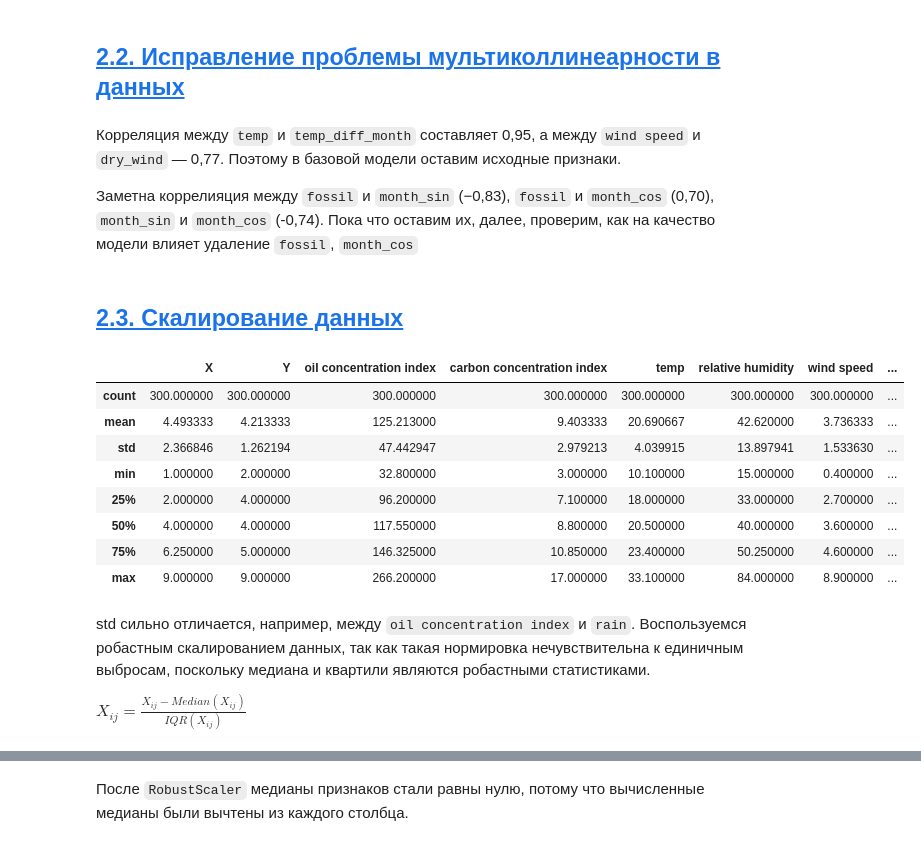
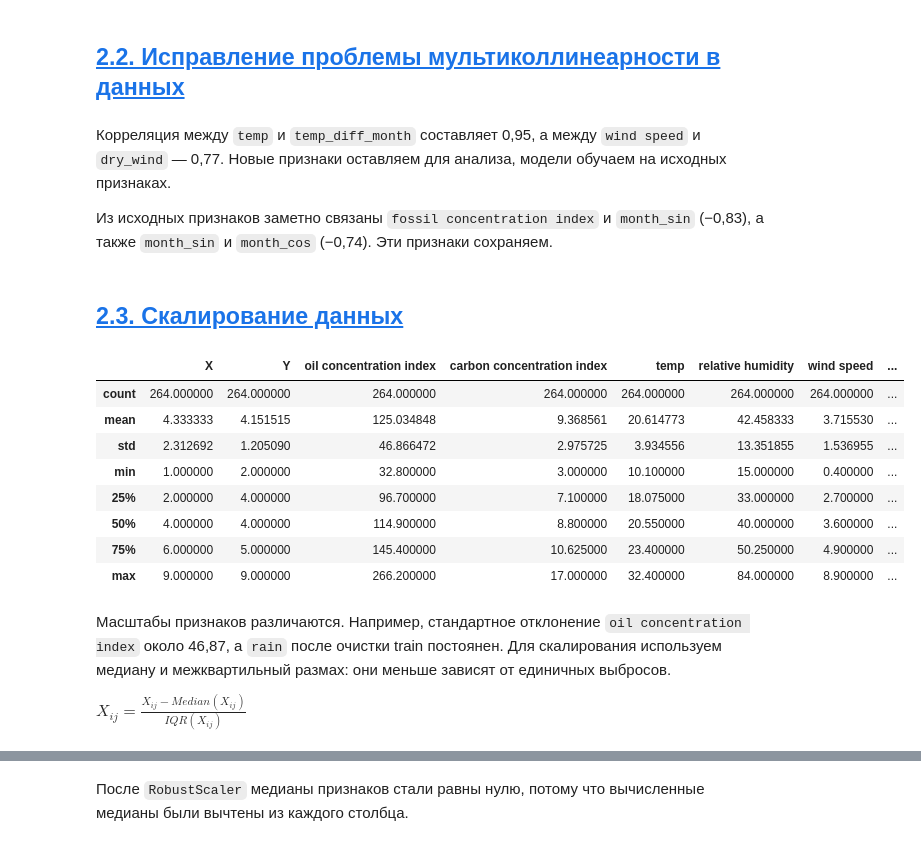
Before and after one commit to ari-ira17/dune-data-analysis, a Jupyter notebook: notebooks/dune_problem_formalization.ipynb, the cells around one changed output, grey strips where cells are left out. Saved outputs shown, nothing was run; the diff lists cells and outputs as text; code cells hidden in the pictures.

```diff
--- a/notebooks/dune_problem_formalization.ipynb
+++ b/notebooks/dune_problem_formalization.ipynb
@@ -605,3 +679,7 @@ draw_anomaly(X_anomaly_2d, isf_anomaly, 'Isolation Forest')
 # %% [output]
 Isolation Forest отметил объектов: 30
 [figure]
+# %%
+area_isf_model = clone(isf)
+area_isf = area_isf_model.fit_predict(area_scaled) == -1
+print(f"Isolation Forest отметил по area: {area_isf.sum()}")
@@ -619,3 +699,7 @@ draw_anomaly(X_anomaly_2d, ocsvm_anomaly, 'One-class SVM')
 # %% [output]
 One-class SVM отметил объектов: 35
 [figure]
+# %%
+area_ocsvm_model = clone(ocsvm)
+area_ocsvm = area_ocsvm_model.fit_predict(area_scaled) == -1
+print(f"One-Class SVM отметил по area: {area_ocsvm.sum()}")
@@ -650,3 +736,9 @@ draw_anomaly(X_anomaly_2d, dbscan_anomaly, 'DBSCAN')
 [figure]
 DBSCAN отметил объектов: 13
 [figure]
+# %%
+area_distances, _ = clone(neighbors).fit(area_scaled).kneighbors(area_scaled)
+area_eps = np.quantile(area_distances[:, -1], 0.9)
+area_dbscan_model = clone(dbscan).set_params(eps=area_eps)
+area_dbscan = area_dbscan_model.fit_predict(area_scaled) == -1
+print(f"DBSCAN отметил по area: {area_dbscan.sum()}")
@@ -692,0 +829,11 @@ IQR и модифицированный Z-score отметили одни и т
+# %%
+area_anomaly_indices = area_after_outliers.index[area_isf & area_ocsvm & area_dbscan]
+area_removed_indices = area_outlier_indices.union(area_anomaly_indices).difference(anomaly_index)
+
+y_train_final = y_train_clean.drop(index=anomaly_index.union(area_removed_indices))
+x_train_final = x_train_clean.loc[y_train_final.index].copy()
+
+print(f"Аномалии area по всем трём алгоритмам: {len(area_anomaly_indices)}")
+print(f"Дополнительно удалено по area: {len(area_removed_indices)}")
+print(f"Осталось строк в train: {len(y_train_final)}")
+display(y_train_clean.loc[area_removed_indices, ["area"]].sort_values("area", ascending=False))
@@ -750,25 +1002,25 @@ plt.tight_layout()
 # %% [markdown]
 ## <a id='toc2_2_'></a>[2.2. Исправление проблемы мультиколлинеарности в данных](#toc0_)
 # %% [markdown]
-Корреляция между `temp` и `temp_diff_month` составляет 0,95, а между `wind speed` и `dry_wind` — 0,77. Поэтому в базовой модели оставим исходные признаки.
+Корреляция между `temp` и `temp_diff_month` составляет 0,95, а между `wind speed` и `dry_wind` — 0,77. Новые признаки оставляем для анализа, модели обучаем на исходных признаках.
 
-Заметна коррелияция между `fossil` и `month_sin` (−0,83), `fossil` и `month_cos` (0,70), `month_sin` и `month_cos` (-0,74). Пока что оставим их, далее, проверим, как на качество модели влияет удаление `fossil`, `month_cos`
+Из исходных признаков заметно связаны `fossil concentration index` и `month_sin` (−0,83), а также `month_sin` и `month_cos` (−0,74). Эти признаки сохраняем.
 # %% [markdown]
 ## <a id='toc2_3_'></a>[2.3. Скалирование данных](#toc0_)
 # %%
-x_train_clean.describe()
+x_train_final.describe()
 # %% [output]
 |  | X | Y | oil concentration index | carbon concentration index | temp | relative humidity | wind speed | ... |
-| count | 300.000000 | 300.000000 | 300.000000 | 300.000000 | 300.000000 | 300.000000 | 300.000000 | ... |
-| mean | 4.493333 | 4.213333 | 125.213000 | 9.403333 | 20.690667 | 42.620000 | 3.736333 | ... |
-| std | 2.366846 | 1.262194 | 47.442947 | 2.979213 | 4.039915 | 13.897941 | 1.533630 | ... |
+| count | 264.000000 | 264.000000 | 264.000000 | 264.000000 | 264.000000 | 264.000000 | 264.000000 | ... |
+| mean | 4.333333 | 4.151515 | 125.034848 | 9.368561 | 20.614773 | 42.458333 | 3.715530 | ... |
+| std | 2.312692 | 1.205090 | 46.866472 | 2.975725 | 3.934556 | 13.351855 | 1.536955 | ... |
 | min | 1.000000 | 2.000000 | 32.800000 | 3.000000 | 10.100000 | 15.000000 | 0.400000 | ... |
-| 25% | 2.000000 | 4.000000 | 96.200000 | 7.100000 | 18.000000 | 33.000000 | 2.700000 | ... |
-| 50% | 4.000000 | 4.000000 | 117.550000 | 8.800000 | 20.500000 | 40.000000 | 3.600000 | ... |
-| 75% | 6.250000 | 5.000000 | 146.325000 | 10.850000 | 23.400000 | 50.250000 | 4.600000 | ... |
-| max | 9.000000 | 9.000000 | 266.200000 | 17.000000 | 33.100000 | 84.000000 | 8.900000 | ... |
+| 25% | 2.000000 | 4.000000 | 96.700000 | 7.100000 | 18.075000 | 33.000000 | 2.700000 | ... |
+| 50% | 4.000000 | 4.000000 | 114.900000 | 8.800000 | 20.550000 | 40.000000 | 3.600000 | ... |
+| 75% | 6.000000 | 5.000000 | 145.400000 | 10.625000 | 23.400000 | 50.250000 | 4.900000 | ... |
+| max | 9.000000 | 9.000000 | 266.200000 | 17.000000 | 32.400000 | 84.000000 | 8.900000 | ... |
 # %% [markdown]
-std сильно отличается, например, между `oil concentration index` и `rain`. Воспользуемся робастным скалированием данных, так как такая нормировка нечувствительна к единичным выбросам, поскольку медиана и квартили являются робастными статистиками.
+Масштабы признаков различаются. Например, стандартное отклонение `oil concentration index` около 46,87, а `rain` после очистки train постоянен. Для скалирования используем медиану и межквартильный размах: они меньше зависят от единичных выбросов.
 
 $X_{ij} = \frac{X_{ij} - Median(X_{ij})}{IQR(X_{ij})}$
 # %%
```
Also changed, not shown: parts of 111 cells of this notebook.
